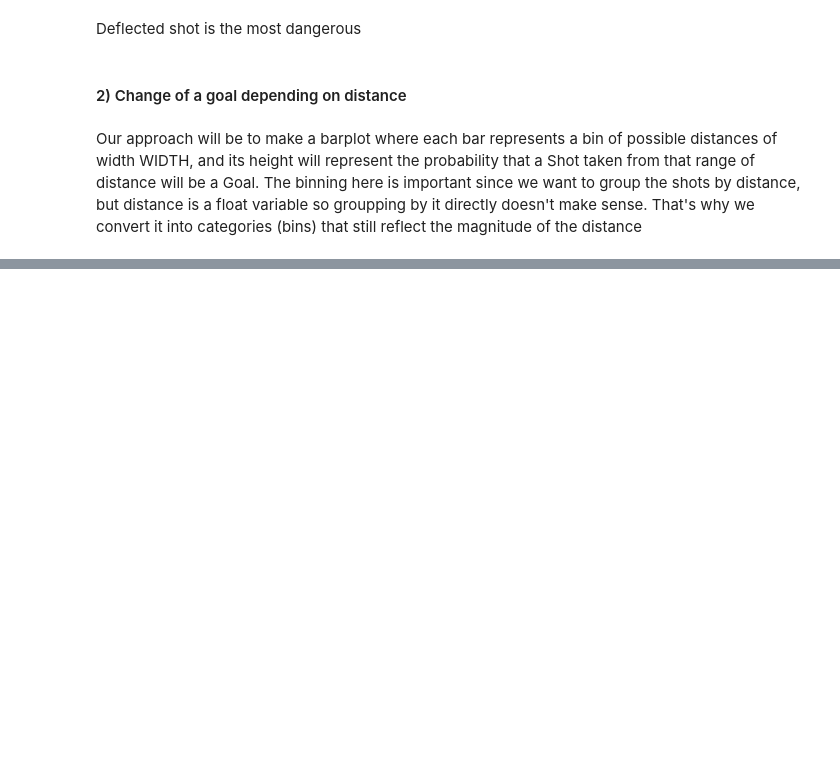
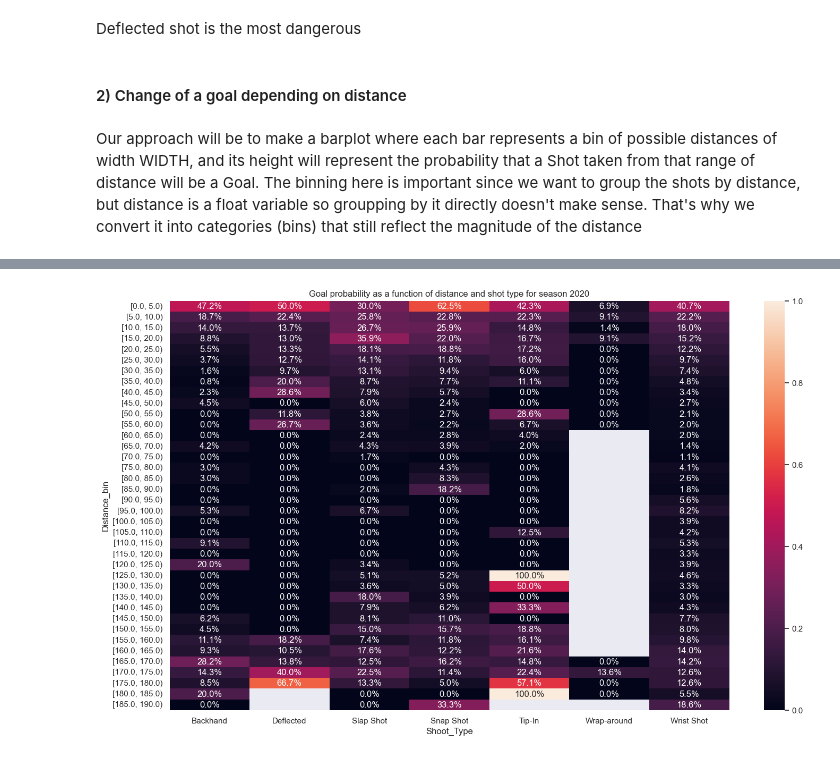
Before and after one commit to nassimwalha/IFT-6758, a Jupyter notebook: notebooks/Simple vizualisations.ipynb, the cells around one changed output, grey strips where cells are left out. Saved outputs shown, nothing was run; the diff lists cells and outputs as text; code cells hidden in the pictures; blank space fills up the shorter version.

```diff
--- a/notebooks/Simple vizualisations.ipynb
+++ b/notebooks/Simple vizualisations.ipynb
@@ -154,0 +176,10 @@ generate_goal_probability_graph(2020)
+# %%
+df_season = df[df.Game_ID.map(lambda id: str(id).startswith(str(season)))]
+heat_df = df_season.groupby(by=['Distance_bin', 'Shoot_Type']).agg(goal_probability=pd.NamedAgg(column="Event_Type", aggfunc= calculate_probability)).reset_index().pivot(index = 'Distance_bin', columns = 'Shoot_Type', values = 'goal_probability') #Grouping, aggregating and pivoting to create a data frame for the heatmap
+plt.figure(figsize=(17,10))
+g = sns.heatmap(heat_df, mask =heat_df.isna(), annot = True, fmt = '.1%')
+g.set_yticklabels([f"[{float(i.get_text())}, {float(i.get_text())+WIDTH})" for i in g.get_yticklabels()])
+plt.title(f"Goal probability as a function of distance and shot type for season {SEASON}")
+plt.show()
+# %% [output]
+[figure, added]
```
Also changed, not shown: parts of 9 cells of this notebook.
